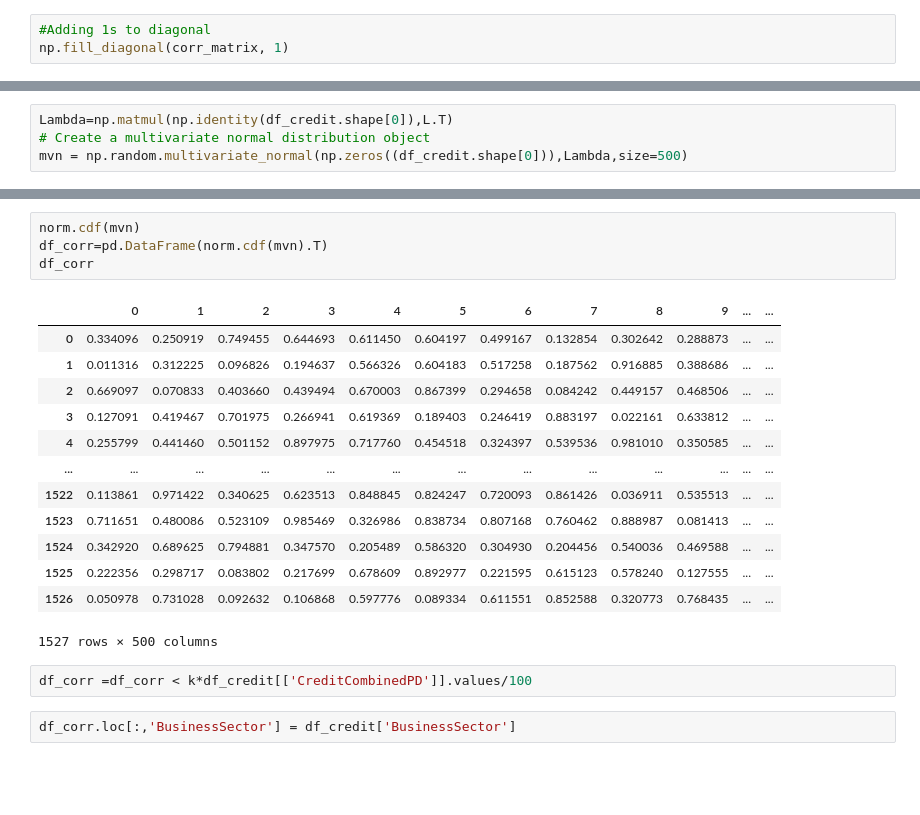
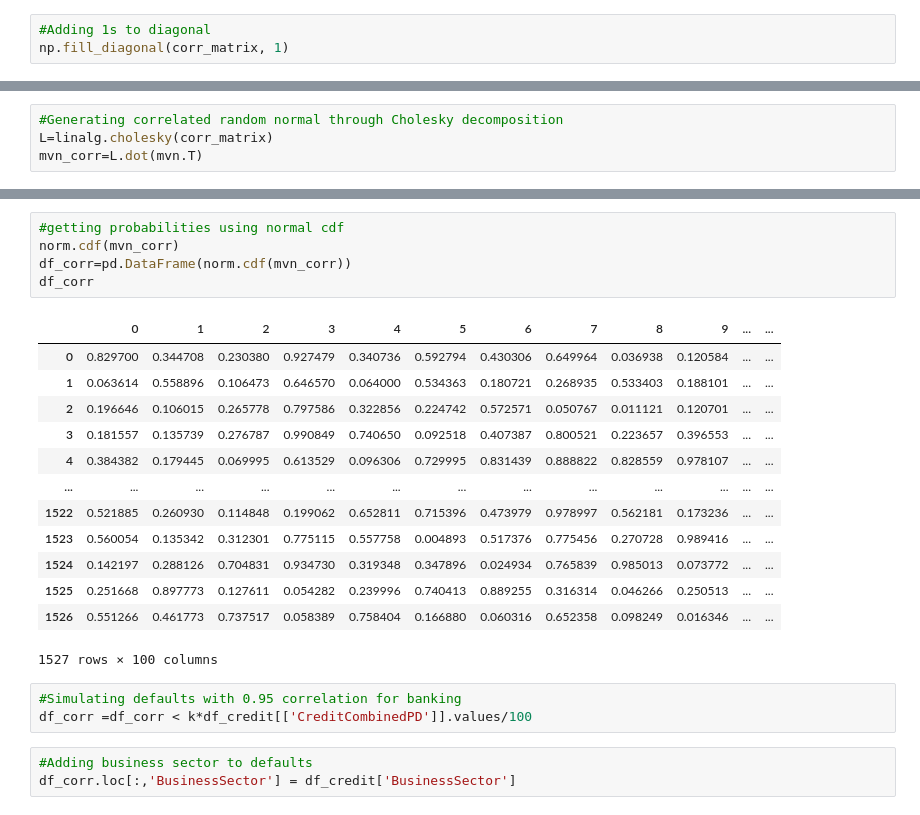
Before and after one commit to wczubal1/BloombergTask, a Jupyter notebook: BloombergTaskWitoldCzubala.ipynb, the cells around one changed output, grey strips where cells are left out. Drawn from its saved outputs; the diff is of its cells as text; blank space fills up the shorter version.

```diff
--- a/BloombergTaskWitoldCzubala.ipynb
+++ b/BloombergTaskWitoldCzubala.ipynb
@@ -335,4 +300,0 @@ L=linalg.cholesky(corr_matrix)
-# %%
-Lambda=np.matmul(np.identity(df_credit.shape[0]),L.T)
-# Create a multivariate normal distribution object
-mvn = np.random.multivariate_normal(np.zeros((df_credit.shape[0])),Lambda,size=500)
@@ -340,0 +306,4 @@ covariance is not positive-semidefinite.
+# %%
+#Generating correlated random normal through Cholesky decomposition
+L=linalg.cholesky(corr_matrix)
+mvn_corr=L.dot(mvn.T)
@@ -341,22 +319,25 @@ covariance is not positive-semidefinite.
 # %%
-norm.cdf(mvn)
-df_corr=pd.DataFrame(norm.cdf(mvn).T)
+#getting probabilities using normal cdf
+norm.cdf(mvn_corr)
+df_corr=pd.DataFrame(norm.cdf(mvn_corr))
 df_corr
 # %% [output]
 |  | 0 | 1 | 2 | 3 | 4 | 5 | 6 | 7 | 8 | 9 | ... | ... |
-| 0 | 0.334096 | 0.250919 | 0.749455 | 0.644693 | 0.611450 | 0.604197 | 0.499167 | 0.132854 | 0.302642 | 0.288873 | ... | ... |
-| 1 | 0.011316 | 0.312225 | 0.096826 | 0.194637 | 0.566326 | 0.604183 | 0.517258 | 0.187562 | 0.916885 | 0.388686 | ... | ... |
-| 2 | 0.669097 | 0.070833 | 0.403660 | 0.439494 | 0.670003 | 0.867399 | 0.294658 | 0.084242 | 0.449157 | 0.468506 | ... | ... |
-| 3 | 0.127091 | 0.419467 | 0.701975 | 0.266941 | 0.619369 | 0.189403 | 0.246419 | 0.883197 | 0.022161 | 0.633812 | ... | ... |
-| 4 | 0.255799 | 0.441460 | 0.501152 | 0.897975 | 0.717760 | 0.454518 | 0.324397 | 0.539536 | 0.981010 | 0.350585 | ... | ... |
+| 0 | 0.829700 | 0.344708 | 0.230380 | 0.927479 | 0.340736 | 0.592794 | 0.430306 | 0.649964 | 0.036938 | 0.120584 | ... | ... |
+| 1 | 0.063614 | 0.558896 | 0.106473 | 0.646570 | 0.064000 | 0.534363 | 0.180721 | 0.268935 | 0.533403 | 0.188101 | ... | ... |
+| 2 | 0.196646 | 0.106015 | 0.265778 | 0.797586 | 0.322856 | 0.224742 | 0.572571 | 0.050767 | 0.011121 | 0.120701 | ... | ... |
+| 3 | 0.181557 | 0.135739 | 0.276787 | 0.990849 | 0.740650 | 0.092518 | 0.407387 | 0.800521 | 0.223657 | 0.396553 | ... | ... |
+| 4 | 0.384382 | 0.179445 | 0.069995 | 0.613529 | 0.096306 | 0.729995 | 0.831439 | 0.888822 | 0.828559 | 0.978107 | ... | ... |
 | ... | ... | ... | ... | ... | ... | ... | ... | ... | ... | ... | ... | ... |
-| 1522 | 0.113861 | 0.971422 | 0.340625 | 0.623513 | 0.848845 | 0.824247 | 0.720093 | 0.861426 | 0.036911 | 0.535513 | ... | ... |
-| 1523 | 0.711651 | 0.480086 | 0.523109 | 0.985469 | 0.326986 | 0.838734 | 0.807168 | 0.760462 | 0.888987 | 0.081413 | ... | ... |
-| 1524 | 0.342920 | 0.689625 | 0.794881 | 0.347570 | 0.205489 | 0.586320 | 0.304930 | 0.204456 | 0.540036 | 0.469588 | ... | ... |
-| 1525 | 0.222356 | 0.298717 | 0.083802 | 0.217699 | 0.678609 | 0.892977 | 0.221595 | 0.615123 | 0.578240 | 0.127555 | ... | ... |
-| 1526 | 0.050978 | 0.731028 | 0.092632 | 0.106868 | 0.597776 | 0.089334 | 0.611551 | 0.852588 | 0.320773 | 0.768435 | ... | ... |
+| 1522 | 0.521885 | 0.260930 | 0.114848 | 0.199062 | 0.652811 | 0.715396 | 0.473979 | 0.978997 | 0.562181 | 0.173236 | ... | ... |
+| 1523 | 0.560054 | 0.135342 | 0.312301 | 0.775115 | 0.557758 | 0.004893 | 0.517376 | 0.775456 | 0.270728 | 0.989416 | ... | ... |
+| 1524 | 0.142197 | 0.288126 | 0.704831 | 0.934730 | 0.319348 | 0.347896 | 0.024934 | 0.765839 | 0.985013 | 0.073772 | ... | ... |
+| 1525 | 0.251668 | 0.897773 | 0.127611 | 0.054282 | 0.239996 | 0.740413 | 0.889255 | 0.316314 | 0.046266 | 0.250513 | ... | ... |
+| 1526 | 0.551266 | 0.461773 | 0.737517 | 0.058389 | 0.758404 | 0.166880 | 0.060316 | 0.652358 | 0.098249 | 0.016346 | ... | ... |
-1527 rows × 500 columns
+1527 rows × 100 columns
 # %%
+#Simulating defaults with 0.95 correlation for banking
 df_corr =df_corr < k*df_credit[['CreditCombinedPD']].values/100
 # %%
+#Adding business sector to defaults
 df_corr.loc[:,'BusinessSector'] = df_credit['BusinessSector']
```
Also changed, not shown: parts of 12 cells of this notebook.
